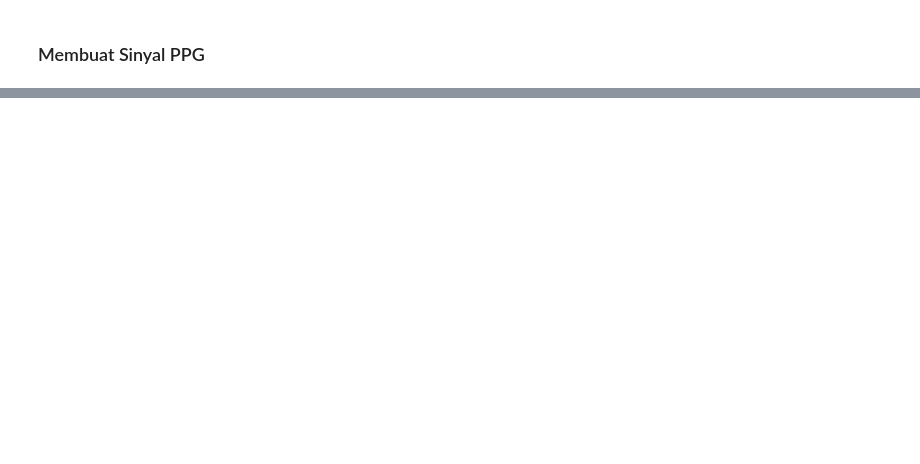
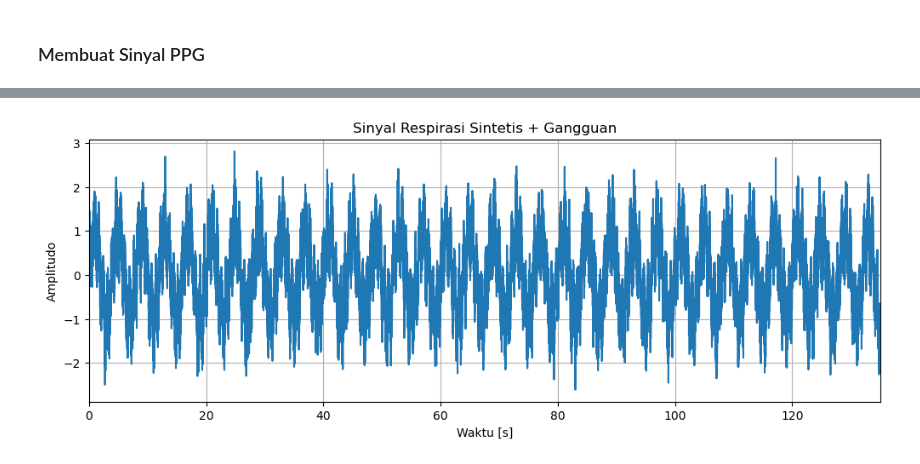
Before and after one commit to elsaelisa09/Data-Signal-Processing, a Jupyter notebook: 122140135_ho2.ipynb, the cells around one changed output, grey strips where cells are left out. Drawn from its saved outputs; the diff is of its cells as text; code cells hidden in the pictures; blank space fills up the shorter version.

```diff
--- a/122140135_ho2.ipynb
+++ b/122140135_ho2.ipynb
@@ -134,0 +201,38 @@ Semakin rendah sampling frequency (fs), sinyal akan semakin terdistorsi karena k
+# %%
+import numpy as np
+import matplotlib.pyplot as plt
+from scipy.signal import butter, filtfilt, freqz
+
+# Parameter
+duration = 135  # detik
+fs = 150        # sampling rate
+t = np.linspace(0, duration, int(duration * fs), endpoint=False)
+noise_level = 0.35
+heart_rate_freq = 80 / 60  # BPM ke Hz (~1.33 Hz)
+
+# Random seed
+np.random.seed(31209)
+
+# Membuat sinyal respirasi (frekuensi 0.25 Hz)
+respiration_signal = np.sin(2 * np.pi * 0.25 * t)
+
+# Menambahkan gangguan dari jantung
+heart_signal = 0.5 * np.sin(2 * np.pi * heart_rate_freq * t)
+
+# Noise acak
+noise = noise_level * np.random.randn(len(t))
+
+# Gabungkan semua
+signal = respiration_signal + heart_signal + noise
+
+# Plot sinyal
+plt.figure(figsize=(12, 4))
+plt.plot(t, signal)
+plt.title('Sinyal Respirasi Sintetis + Gangguan')
+plt.xlabel('Waktu [s]')
+plt.ylabel('Amplitudo')
+plt.grid(True)
+plt.xlim(0, 135)
+plt.show()
+# %% [output]
+[figure, added]
```
Also changed, not shown: parts of 9 cells of this notebook.
